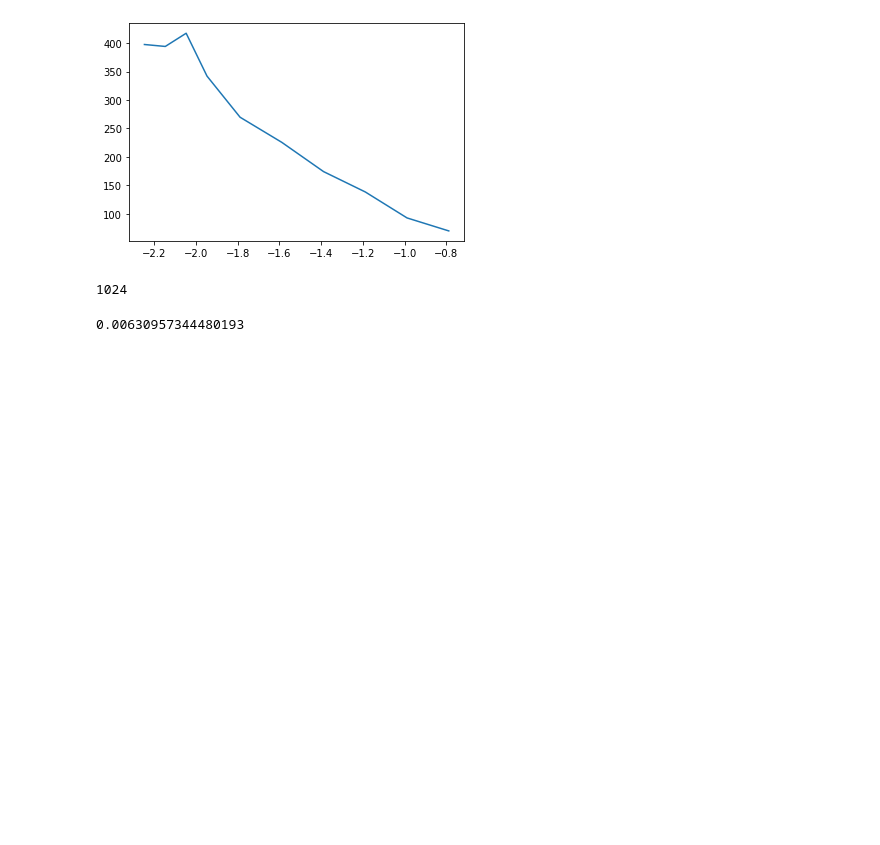
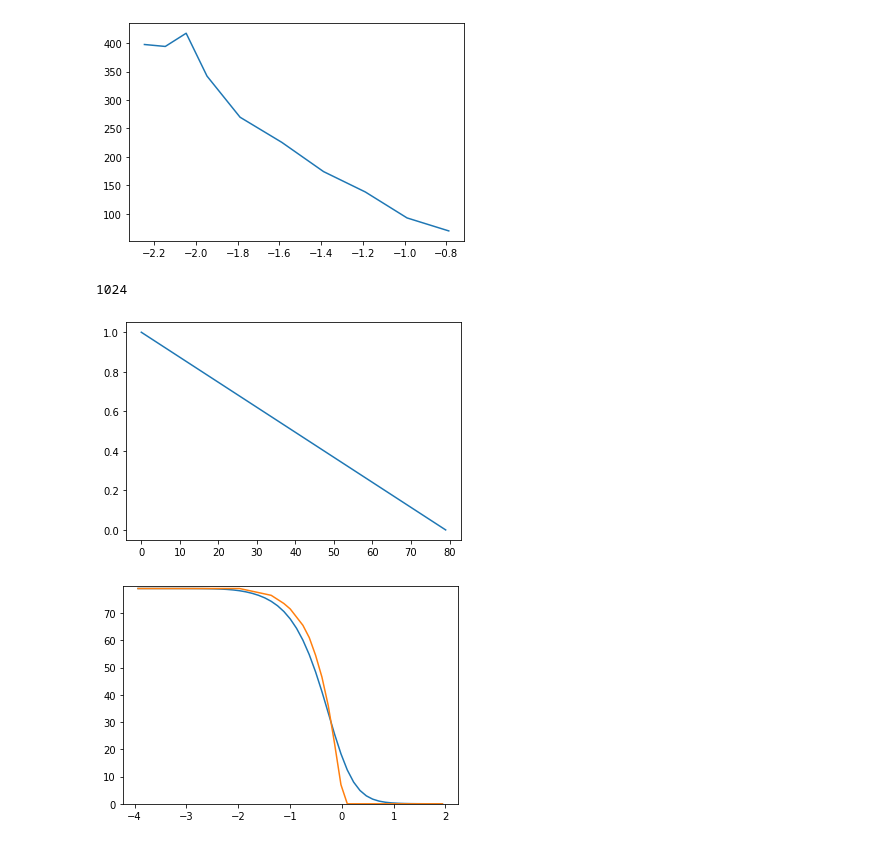
Before and after one commit to rosinality/glow-pytorch, a Jupyter notebook: notebooks/coeff.ipynb, the cells around one changed output. Cells and saved outputs as stored; diff of their text form; code cells hidden in the pictures; blank space fills up the shorter version.

```diff
--- a/notebooks/coeff.ipynb
+++ b/notebooks/coeff.ipynb
@@ -148,7 +148,42 @@ plt.plot(np.log10((to_plot[:-1, 0] + to_plot[1:, 0])/2), dims)
 32*32
 # %% [output]
 1024
-# %%
-10**(-2.2)
-# %% [output]
-0.00630957344480193
+# %%
+def expspace(start, end, num):
+    space = np.linspace(np.log(start), np.log(end), num)
+    space = np.exp(space)
+    return space
+# %%
+# sigma = [0] * 70 + [1] * 10
+sigma = np.linspace(1, 0, 80)
+
+plt.plot(sigma)
+plt.show()
+
+n_pixel = len(sigma)
+
+to_plot = []
+delta_dim  = []
+for delta in expspace(0.0001, 100, 50):
+    sigma = np.array(sigma)
+    delta_arr = np.ones(sigma.shape[0]) * delta
+    to_plot.append([delta, np.log(sigma**2 + delta_arr **2).sum()/2])
+    delta_dim.append((sigma > delta).sum())
+to_plot = np.array(to_plot)
+delta_dim = np.array(delta_dim)
+
+length = 2
+
+dims = []
+for i in range(0, len(to_plot)-length+1):
+    coef = calculate_coeff(to_plot, i, i + length, log=True, plot=False)
+#     print(i, i + length, n_pixel - coef)
+    dims.append(n_pixel - coef)
+
+plt.plot(np.log10((to_plot[:-1, 0] + to_plot[1:, 0])/2), dims)
+plt.plot(np.log10((to_plot[:-1, 0] + to_plot[1:, 0])/2), (delta_dim[:-1] + delta_dim[1:])/2)
+plt.ylim(0, np.max(dims) * 1.01);
+# dims
+# %% [output]
+[figure, added]
+[figure, added]
```
Also changed, not shown: parts of 1 cell of this notebook, 4 other files.
